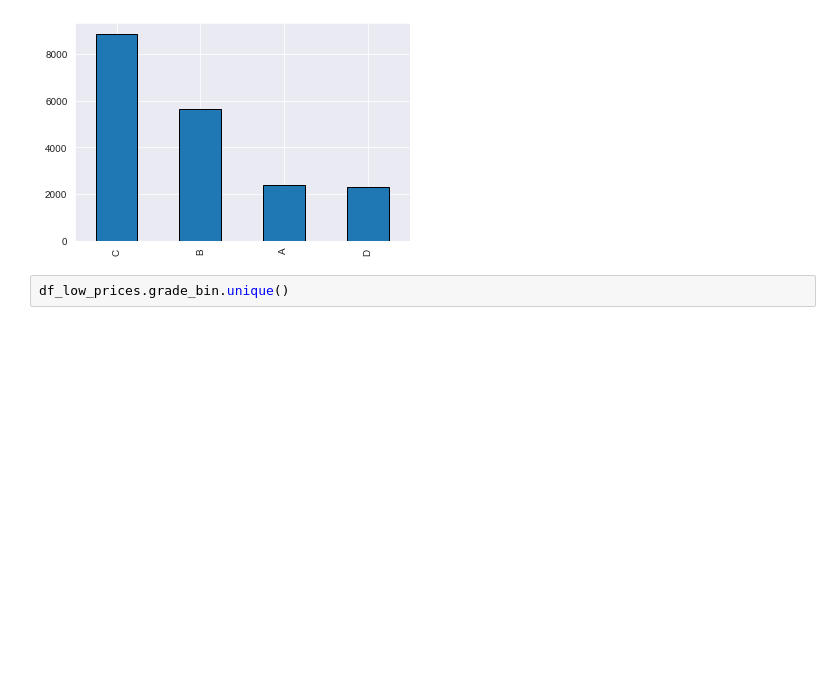
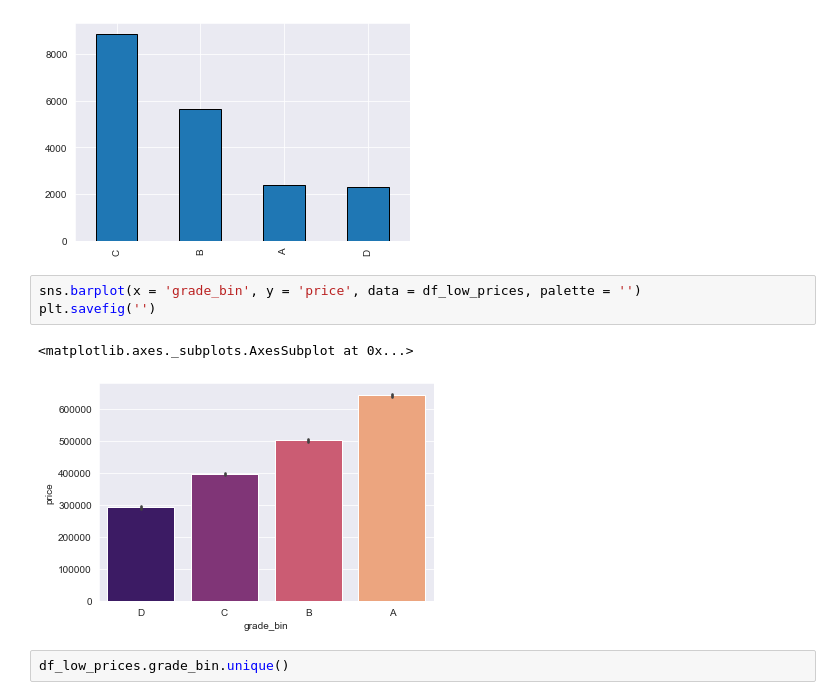
Before and after one commit to Aper012/dsc-phase-2-project, a Jupyter notebook: Project2.ipynb, the cells around one changed output. Saved outputs shown, nothing was run; the diff lists cells and outputs as text; blank space fills up the shorter version.

Commit message:
update images

```diff
--- a/Project2.ipynb
+++ b/Project2.ipynb
@@ -889,6 +889,12 @@ df_low_prices.grade_bin.value_counts().plot.bar(edgecolor = 'black', )
 # %% [output]
 <matplotlib.axes._subplots.AxesSubplot at 0x...>
 [figure]
+# %%
+sns.barplot(x = 'grade_bin', y = 'price', data = df_low_prices, palette = '')
+plt.savefig('')
+# %% [output]
+<matplotlib.axes._subplots.AxesSubplot at 0x...>
+[figure, added]
 # %%
 df_low_prices.grade_bin.unique()
 # %% [output]
```
Also changed, not shown: 3 other files.
